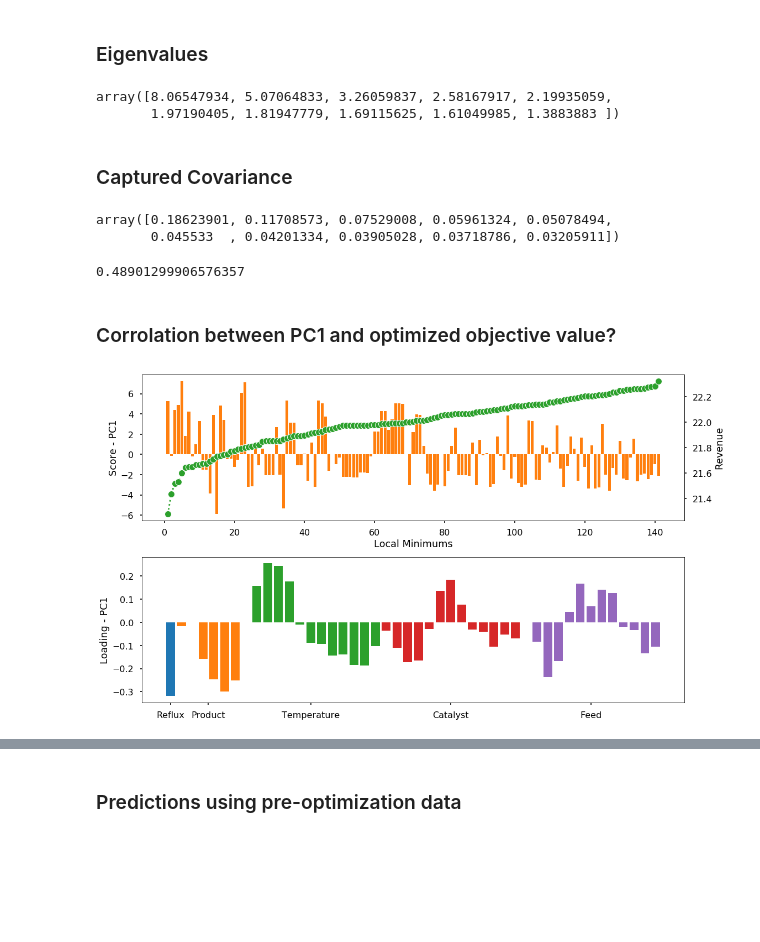
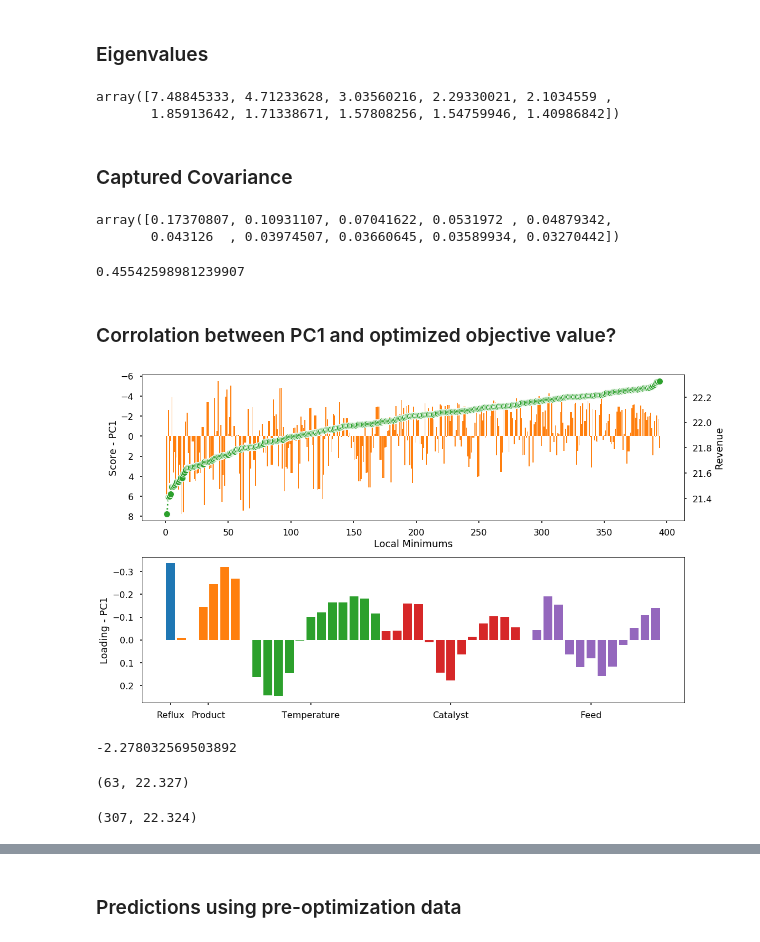
Before and after one commit to naienh/FT-Reactive-Distillation-Pyomo, a Jupyter notebook: showcase/3rd_level/Analysis-Copy1.ipynb, the cells around one changed output, grey strips where cells are left out. Drawn from its saved outputs; the diff is of its cells as text; code cells hidden in the pictures; blank space fills up the shorter version.

```diff
--- a/showcase/3rd_level/Analysis-Copy1.ipynb
+++ b/showcase/3rd_level/Analysis-Copy1.ipynb
@@ -886,5 +907,7 @@ pd.DataFrame(revenue_opt_results_unique[::4,33:-1].T,index=['Feed {}'.format(j)
+# %%
+scaling_object = StandardScaler().fit(revenue_opt_results_unique[:,:-1])
 # %%
-center_scaled = StandardScaler().fit_transform(revenue_opt_results_unique[::4,:-1])
+center_scaled = scaling_object.transform(revenue_opt_results_unique[:,:-1])
 pca = PCA(n_components=10)
 scores = pca.fit_transform(center_scaled)
 # %% [markdown]
@@ -892,19 +915,19 @@ scores = pca.fit_transform(center_scaled)
 # %%
 pca.explained_variance_
 # %% [output]
-array([8.06547934, 5.07064833, 3.26059837, 2.58167917, 2.19935059,
-       1.97190405, 1.81947779, 1.69115625, 1.61049985, 1.3883883 ])
+array([7.48845333, 4.71233628, 3.03560216, 2.29330021, 2.1034559 ,
+       1.85913642, 1.71338671, 1.57808256, 1.54759946, 1.40986842])
 # %% [markdown]
 ### Captured Covariance
 # %%
 pca.explained_variance_ratio_
 # %% [output]
-array([0.18623901, 0.11708573, 0.07529008, 0.05961324, 0.05078494,
-       0.045533  , 0.04201334, 0.03905028, 0.03718786, 0.03205911])
+array([0.17370807, 0.10931107, 0.07041622, 0.0531972 , 0.04879342,
+       0.043126  , 0.03974507, 0.03660645, 0.03589934, 0.03270442])
 # %%
 sum(pca.explained_variance_ratio_[:5])
 # %% [output]
-0.48901299906576357
+0.45542598981239907
 # %% [markdown]
 ### Corrolation between PC1 and optimized objective value?
 # %%
@@ -914,34 +937,34 @@ fig, axs = plt.subplots(2,1,figsize=(16,9))
 Scores
 '''
 x_loc = np.arange(1,len(scores[:,0])+1)
 axs[0].bar(x_loc,scores[:,0],color = 'C1')
 
 axs_ = axs[0].twinx()
-axs_.plot(x_loc,revenue_opt_results_unique[::4,-1],'C2:o',markeredgecolor='w',markeredgewidth = 1,markersize=12)
-
-
+axs_.plot(x_loc,revenue_opt_results_unique[:,-1],'C2:o',markeredgecolor='w',markeredgewidth = 1,markersize=12)
 
 # axs[1].legend()
 axs[0].set_xlabel('Local Minimums')
+axs[0].invert_yaxis()
 axs[0].set_ylabel('Score - PC1')
 axs_.set_ylabel('Revenue')
 
 '''
 Loading
 '''
 x_loc = np.arange(1,len(pca.components_[0])+1)
 grouping = {'Reflux':slice(0,1),'Product':slice(1,7),'Temperature':slice(7,20),\
             'Catalyst':slice(20,33),'Feed':slice(33,None)}
 
 for key in grouping:
     axs[1].bar(x_loc[grouping[key]],pca.components_[0][grouping[key]])
 axs[1].set_xticks([1,4.5,14,27,40])
 axs[1].set_xticklabels(list(grouping.keys()))
 
 axs[1].set_ylabel('Loading - PC1')
+axs[1].invert_yaxis()
 
 plt.tight_layout()
 plt.show()
 plt.close()
 # %% [output]
-[figure, old version]
+[figure, new version]
@@ -947,0 +974,14 @@ plt.close()
+# %%
+scores[:,1][pc1_pos][-1]
+# %% [output]
+-2.278032569503892
+# %%
+# best positive case
+revenue_case_list[revenue_obj_list.index(revenue_opt_results_unique[pc1_pos][-1][-1])], revenue_opt_results_unique[pc1_pos][-1][-1]
+# %% [output]
+(63, 22.327)
+# %%
+# best negative case
+revenue_case_list[revenue_obj_list.index(revenue_opt_results_unique[pc1_neg][-1][-1])], revenue_opt_results_unique[pc1_neg][-1][-1]
+# %% [output]
+(307, 22.324)
```
Also changed, not shown: parts of 68 cells of this notebook, 5 other files.
